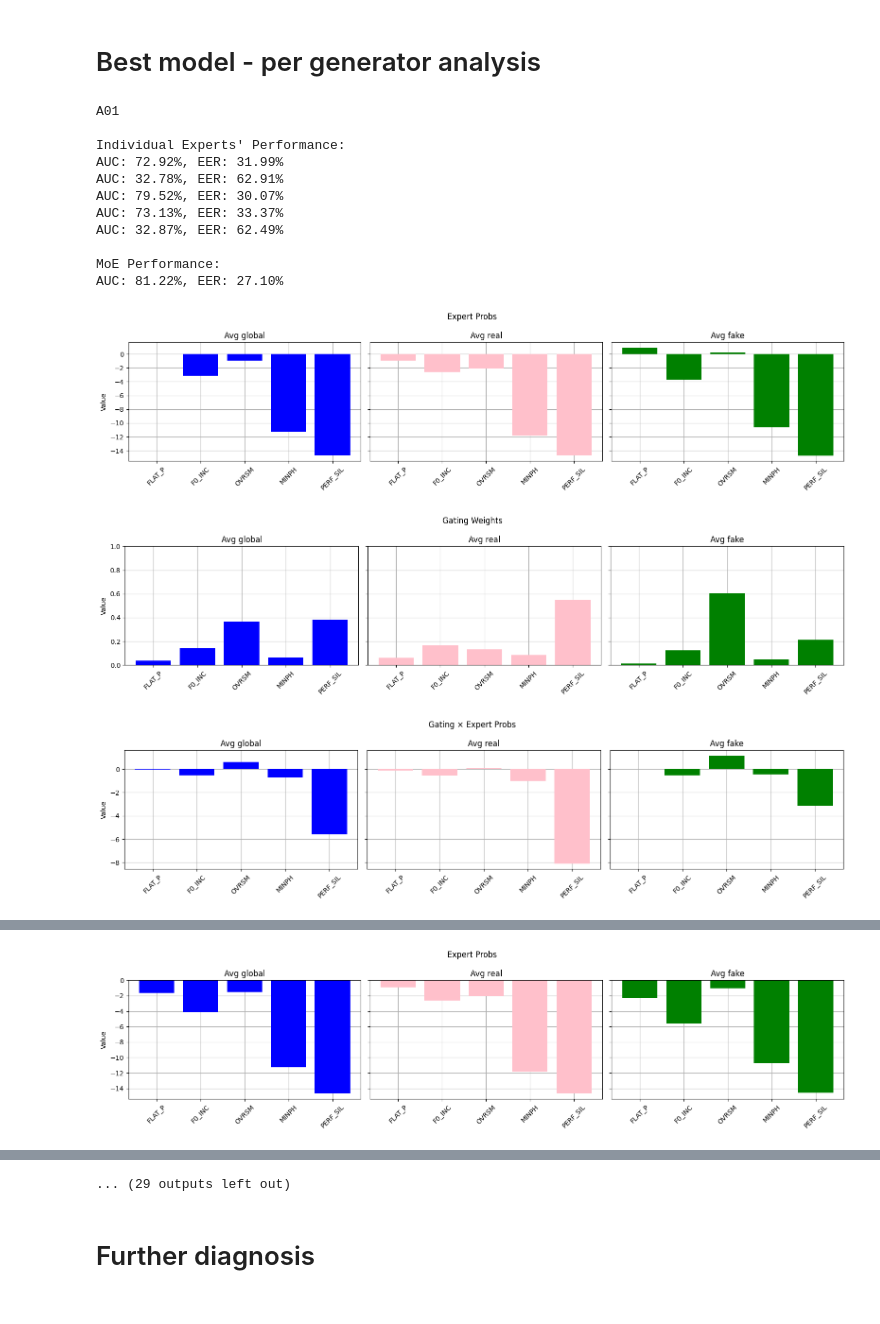
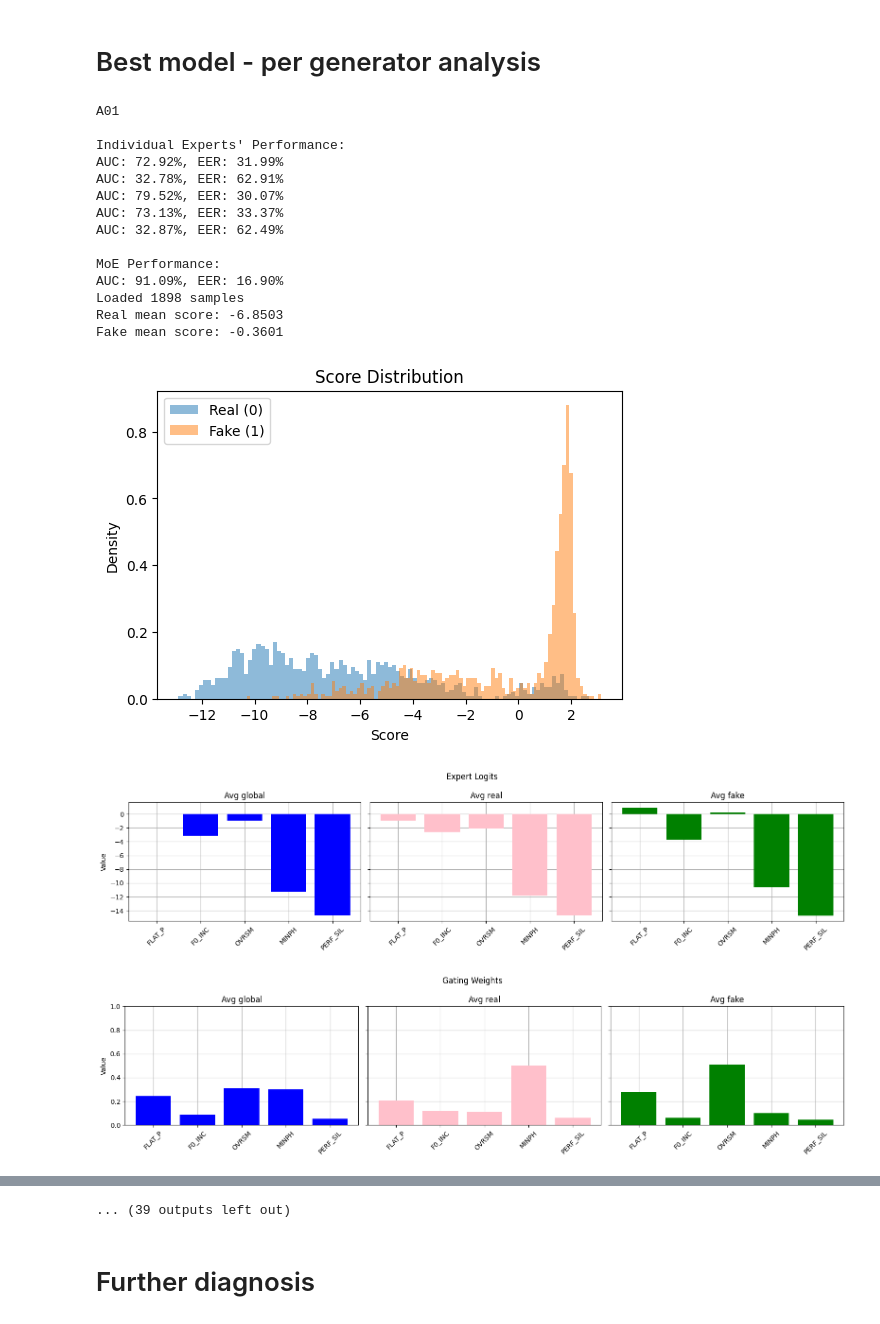
Before and after one commit to nii-yamagishilab/MoE-AntiDeepfake, a Jupyter notebook: notebooks/2_analyze_weights.ipynb, the cells around one changed output, grey strips where cells are left out. Saved outputs shown, nothing was run; the diff lists cells and outputs as text; code cells hidden in the pictures.

```diff
--- a/notebooks/2_analyze_weights.ipynb
+++ b/notebooks/2_analyze_weights.ipynb
@@ -87,9 +87,9 @@ def plot_expert_stats(rootpath,
     if stat == "gating":
         fig.suptitle("Gating Weights")
     elif stat == "weighted":
-        fig.suptitle("Gating × Expert Probs")
+        fig.suptitle("Gating × Expert Logits")
     else:
-        fig.suptitle("Expert Probs")
+        fig.suptitle("Expert Logits")
 
     titles = ["Avg global", "Avg real", "Avg fake"]
     data   = [global_w, real_w, spoof_w]
@@ -174,0 +144,5 @@ AUC: 71.12%, EER: 35.39%
+# %%
+rootpath = "/home/smg/v-viola/moe_antideepfake/results/MoE/TargetCheck/ALL"
+model_name = "frozen_5_exp_wxL_no_temp"
+expert_labels = ['FLAT_P', 'F0_INC', 'OVRSM', 'MINPH', 'PERF_SIL']
+compute_res_and_plot(rootpath, model_name, expert_labels=expert_labels, distr=True)
@@ -177,24 +186,27 @@ AUC: 71.12%, EER: 35.39%
 # %%
 generator_list = ['A01', 'A02', 'A03', 'A04', 'A07',  'A08', 'A09', 'A10', 'A11', 'A12']
 for g in generator_list:
     print(g)
     rootpath = f"/home/smg/v-viola/moe_antideepfake/results/MoE/TargetCheck/{g}"
-    model_name = "frozen_5_exp_wxL_no_temp_bce_only"
+    model_name = "frozen_5_exp_wxL_no_temp"
     expert_labels = ['FLAT_P', 'F0_INC', 'OVRSM', 'MINPH', 'PERF_SIL']
-    compute_res_and_plot(rootpath, model_name, expert_labels=expert_labels, plot=True)
+    compute_res_and_plot(rootpath, model_name, expert_labels=expert_labels, distr=True, plot=True)
     print("-----------------------------------")
 # %% [output]
 A01
 
 Individual Experts' Performance:
 AUC: 72.92%, EER: 31.99%
 AUC: 32.78%, EER: 62.91%
 AUC: 79.52%, EER: 30.07%
 AUC: 73.13%, EER: 33.37%
 AUC: 32.87%, EER: 62.49%
 
 MoE Performance:
-AUC: 81.22%, EER: 27.10%
+AUC: 91.09%, EER: 16.90%
+Loaded 1898 samples
+Real mean score: -6.8503
+Fake mean score: -0.3601
-[figure, old version]
+[figure, new version]
-[figure, old version]
+[figure, new version]
-[figure, old version]
+[figure, new version]
@@ -213 +228,0 @@ AUC: 69.62%, EER: 37.41%
-[figure, old version]
@@ -231,4 +249,4 @@ AUC: 70.33%, EER: 36.66%
-... (29 outputs left out)
+... (39 outputs left out)
 # %% [markdown]
 # Further diagnosis
 # %%
```
Also changed, not shown: parts of 9 cells of this notebook, 18 other files.
